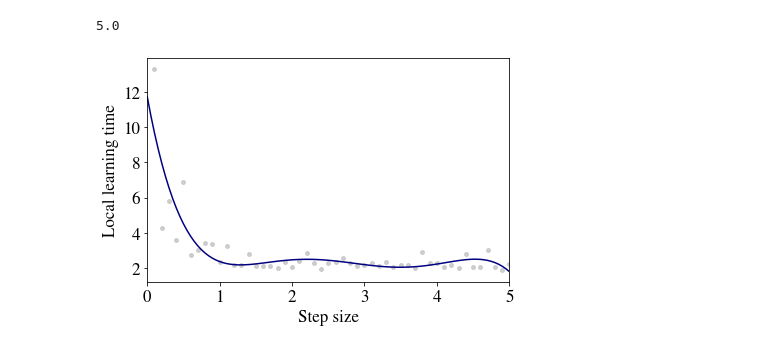
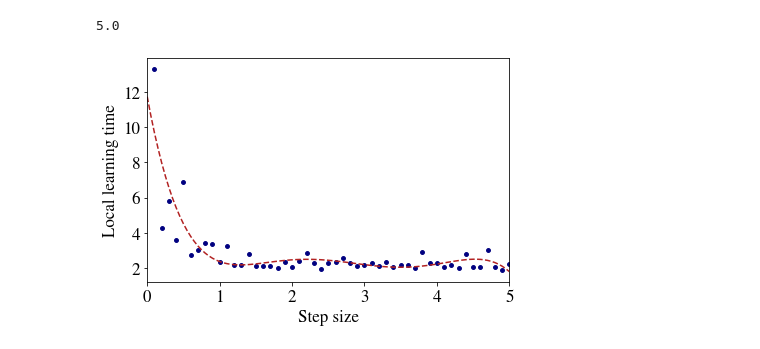
Before and after one commit to jz-lu/symmetry-learning, a Jupyter notebook: Analyzers/GradCirc.ipynb, the cells around one changed output. Cells and saved outputs as stored; diff of their text form; code cells hidden in the pictures.

```diff
--- a/Analyzers/GradCirc.ipynb
+++ b/Analyzers/GradCirc.ipynb
@@ -19,14 +21,15 @@ fit = poly.polyval(x, coeffs)
 5.0
 # %%
 FONT_SIZE = 17
-plt.scatter(x_raw, y_raw, c='silver', alpha=0.75, s=15)
-plt.plot(x, fit, color='navy')
+plt.scatter(x_raw, y_raw, c='navy', s=15)
+plt.plot(x, fit, color='firebrick', linestyle='--')
+# plt.plot(x_raw, y, color='red', alpha=0.75)
 plt.xlim(0, 5)
 plt.xlabel("Step size", fontsize=FONT_SIZE)
 plt.ylabel(r"Local learning time", fontsize=FONT_SIZE)
 plt.xticks(fontsize=FONT_SIZE)
 plt.yticks(fontsize=FONT_SIZE)
 plt.tight_layout()
 plt.savefig('/Users/jonathanlu/Documents/data_sym/Regularizer.pdf')
 # %% [output]
-[figure, old version]
+[figure, new version]
```
Also changed, not shown: parts of 1 cell of this notebook, 13 other files.
